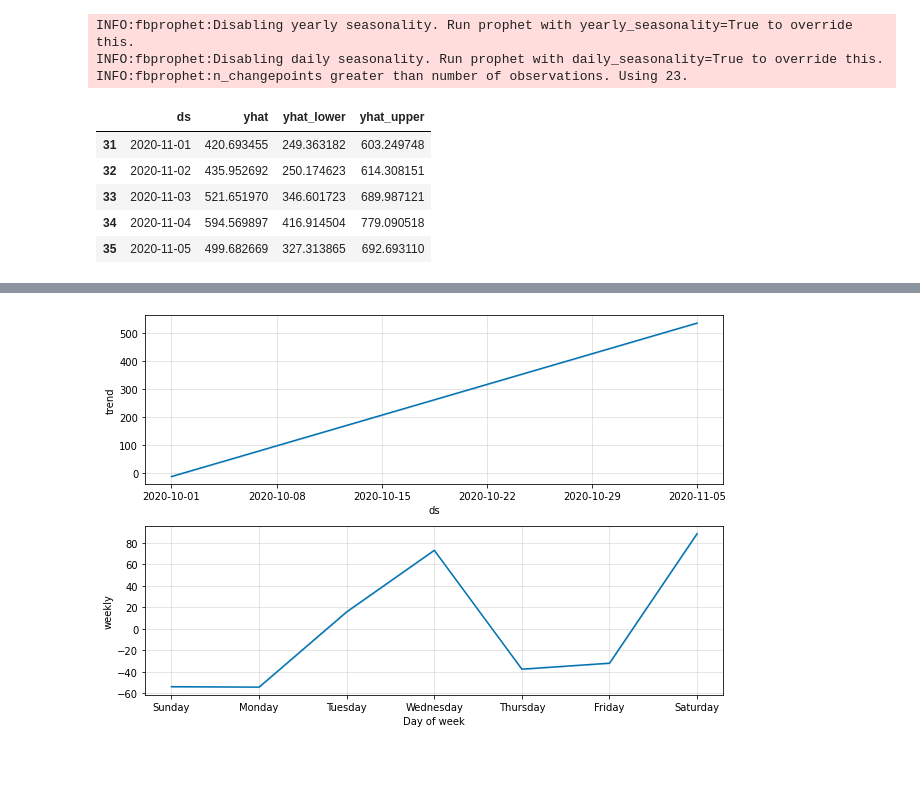
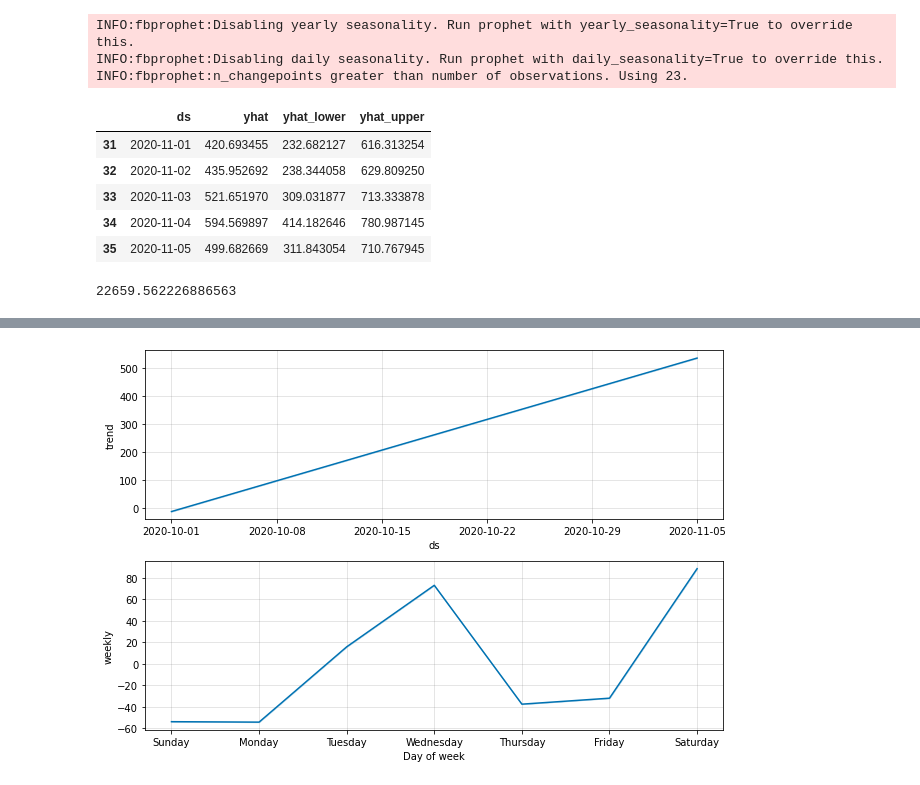
Before and after one commit to Shankeerthan101297/The_Tyrants_Datathon2020, a Jupyter notebook: Covid19_SL.ipynb, the cells around one changed output, grey strips where cells are left out. Drawn from its saved outputs; the diff is of its cells as text; code cells hidden in the pictures.

```diff
--- a/Covid19_SL.ipynb
+++ b/Covid19_SL.ipynb
@@ -39,20 +39,28 @@ min_confirmed.tail()
 # %%
-model = Prophet(interval_width=0.77)
+model = Prophet(interval_width=0.8)
 model.fit(min_confirmed)
 min_future = model.make_future_dataframe(periods=5)
 
 min_forecast = model.predict(min_future)
 min_forecast[['ds', 'yhat', 'yhat_lower', 'yhat_upper']].tail()
 # %% [output]
 INFO:fbprophet:Disabling yearly seasonality. Run prophet with yearly_seasonality=True to override this.
 INFO:fbprophet:Disabling daily seasonality. Run prophet with daily_seasonality=True to override this.
 INFO:fbprophet:n_changepoints greater than number of observations. Using 23.
 |  | ds | yhat | yhat_lower | yhat_upper |
-| 31 | 2020-11-01 | 420.693455 | 249.363182 | 603.249748 |
-| 32 | 2020-11-02 | 435.952692 | 250.174623 | 614.308151 |
-| 33 | 2020-11-03 | 521.651970 | 346.601723 | 689.987121 |
-| 34 | 2020-11-04 | 594.569897 | 416.914504 | 779.090518 |
-| 35 | 2020-11-05 | 499.682669 | 327.313865 | 692.693110 |
+| 31 | 2020-11-01 | 420.693455 | 232.682127 | 616.313254 |
+| 32 | 2020-11-02 | 435.952692 | 238.344058 | 629.809250 |
+| 33 | 2020-11-03 | 521.651970 | 309.031877 | 713.333878 |
+| 34 | 2020-11-04 | 594.569897 | 414.182646 | 780.987145 |
+| 35 | 2020-11-05 | 499.682669 | 311.843054 | 710.767945 |
+# %%
+from sklearn.metrics import mean_squared_error
+realVals = min_confirmed.y
+predictedVals = min_forecast.yhat[0:31]
+mse = mean_squared_error(realVals, predictedVals)
+mse
+# %% [output]
+22659.562226886563
 # %%
 min_confirmed_forecast_plot = model.plot(min_forecast)
 # %% [output]
```
Also changed, not shown: parts of 3 cells of this notebook.
